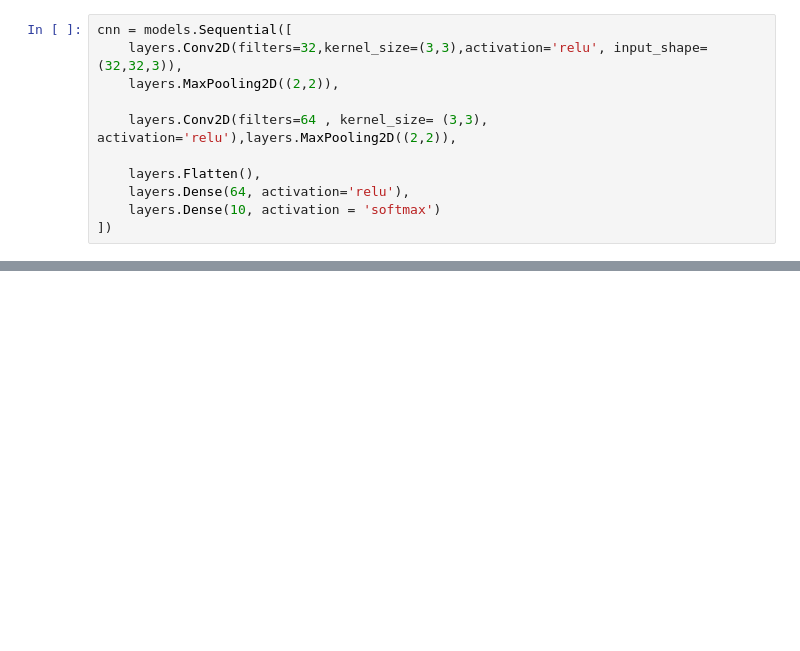
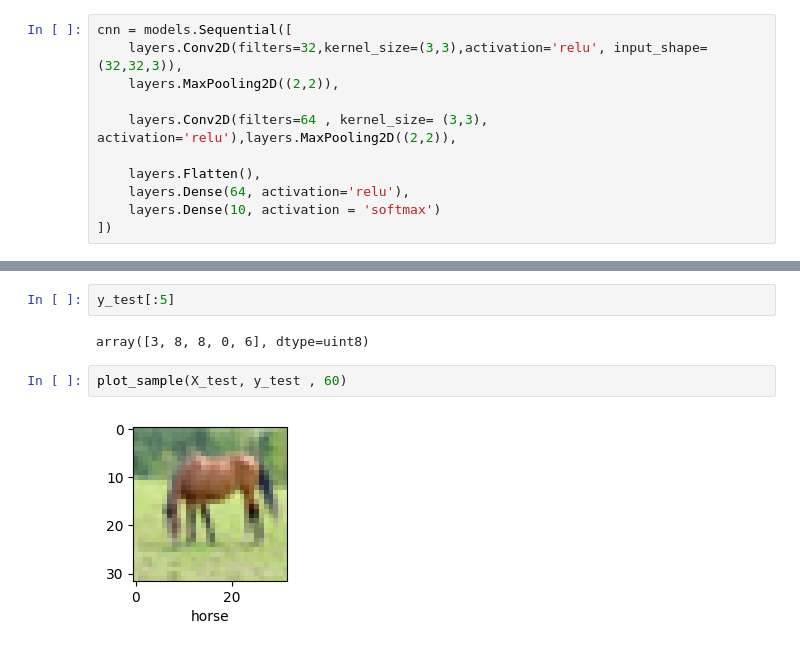
Before and after one commit to Shristi0124/Image_Reacognition_with_Convolutional, a Jupyter notebook: Image_Recorgnizer.ipynb, the cells around one changed output, grey strips where cells are left out. Saved outputs shown, nothing was run; the diff lists cells and outputs as text; blank space fills up the shorter version.

```diff
--- a/Image_Recorgnizer.ipynb
+++ b/Image_Recorgnizer.ipynb
@@ -131,0 +154,8 @@ cnn.compile(optimizeer ='adam')
+# %%
+y_test[:5]
+# %% [output]
+array([3, 8, 8, 0, 6], dtype=uint8)
+# %%
+plot_sample(X_test, y_test , 60)
+# %% [output]
+[figure, added]
```
Also changed, not shown: parts of 11 cells of this notebook.
